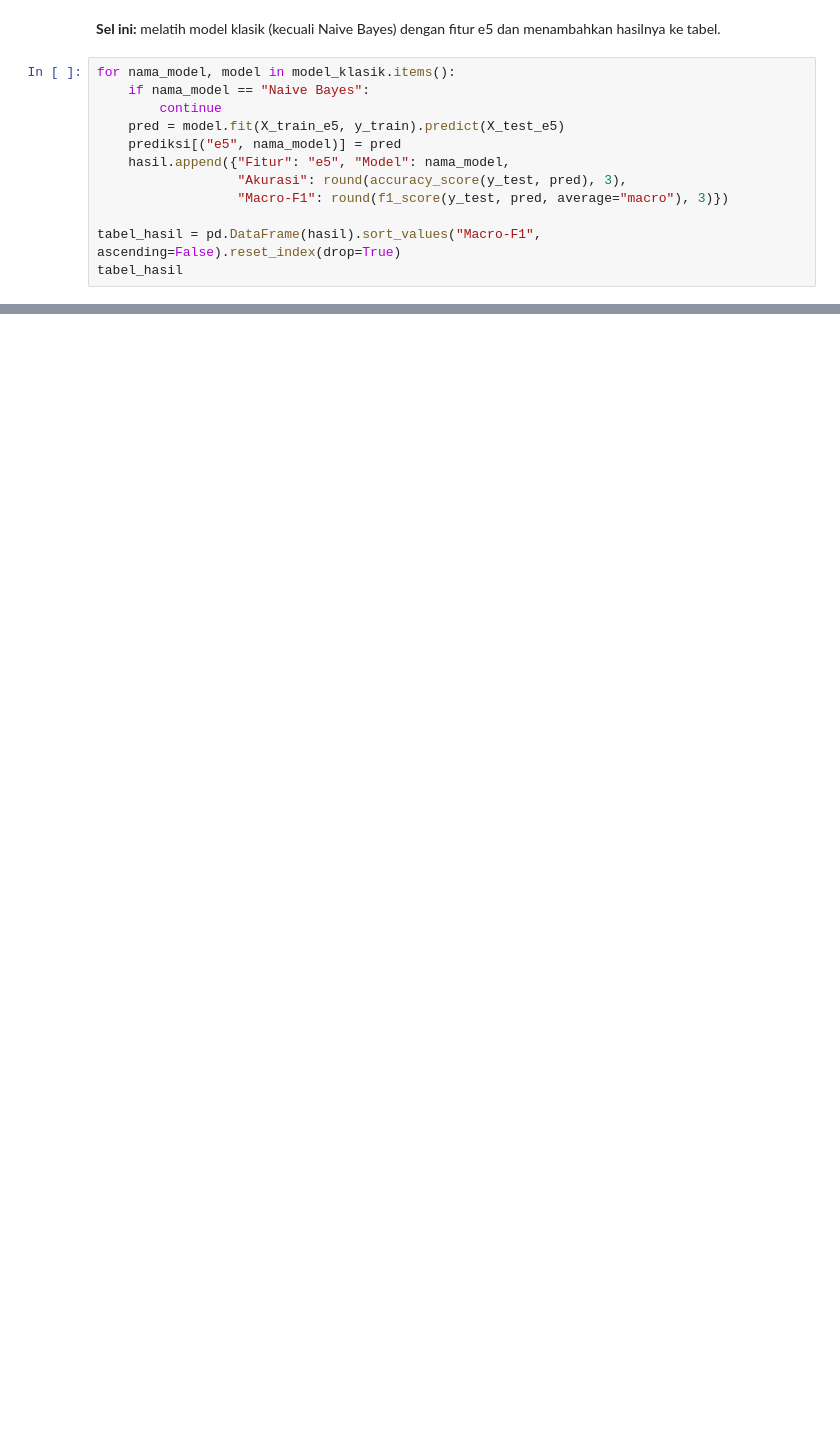
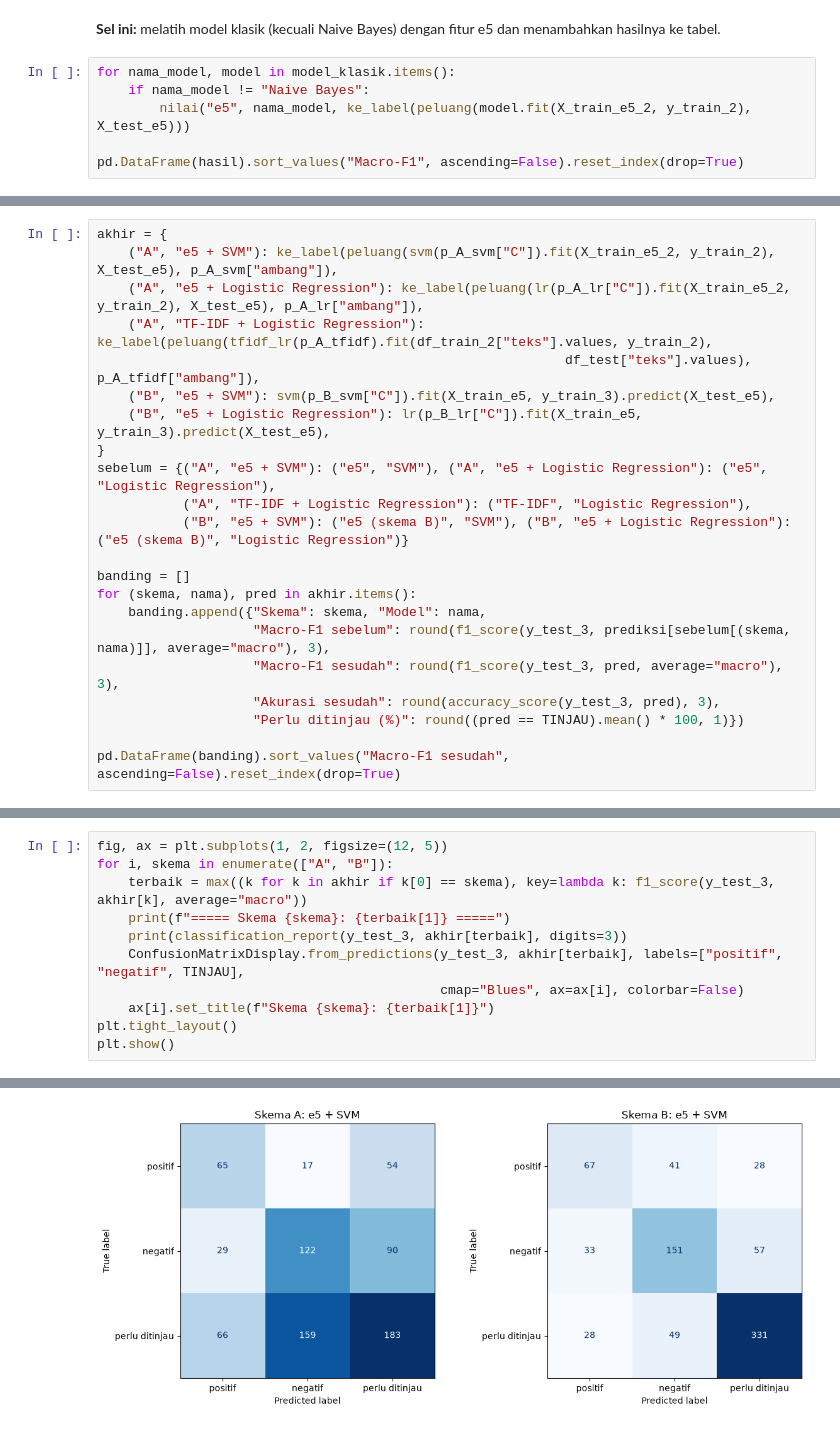
Before and after one commit to RoihansLab/Data-Mining-Project, a Jupyter notebook: youtube_comment_sentiment/Data_Preparation/data_preparation_labeling.ipynb, the cells around one changed output, grey strips where cells are left out. Drawn from its saved outputs; the diff is of its cells as text; blank space fills up the shorter version.

```diff
--- a/youtube_comment_sentiment/Data_Preparation/data_preparation_labeling.ipynb
+++ b/youtube_comment_sentiment/Data_Preparation/data_preparation_labeling.ipynb
@@ -1663,13 +1862,7 @@ print("Ukuran fitur latih:", X_train_e5.shape, "| uji:", X_test_e5.shape)
 **Sel ini:** melatih model klasik (kecuali Naive Bayes) dengan fitur e5 dan menambahkan hasilnya ke tabel.
 # %%
 for nama_model, model in model_klasik.items():
-    if nama_model == "Naive Bayes":
-        continue
-    pred = model.fit(X_train_e5, y_train).predict(X_test_e5)
-    prediksi[("e5", nama_model)] = pred
-    hasil.append({"Fitur": "e5", "Model": nama_model,
-                  "Akurasi": round(accuracy_score(y_test, pred), 3),
-                  "Macro-F1": round(f1_score(y_test, pred, average="macro"), 3)})
+    if nama_model != "Naive Bayes":
+        nilai("e5", nama_model, ke_label(peluang(model.fit(X_train_e5_2, y_train_2), X_test_e5)))
 
-tabel_hasil = pd.DataFrame(hasil).sort_values("Macro-F1", ascending=False).reset_index(drop=True)
-tabel_hasil
+pd.DataFrame(hasil).sort_values("Macro-F1", ascending=False).reset_index(drop=True)
@@ -1733,0 +1992,22 @@ pd.DataFrame(banding)
+# %%
+akhir = {
+    ("A", "e5 + SVM"): ke_label(peluang(svm(p_A_svm["C"]).fit(X_train_e5_2, y_train_2), X_test_e5), p_A_svm["ambang"]),
+    ("A", "e5 + Logistic Regression"): ke_label(peluang(lr(p_A_lr["C"]).fit(X_train_e5_2, y_train_2), X_test_e5), p_A_lr["ambang"]),
+    ("A", "TF-IDF + Logistic Regression"): ke_label(peluang(tfidf_lr(p_A_tfidf).fit(df_train_2["teks"].values, y_train_2),
+                                                            df_test["teks"].values), p_A_tfidf["ambang"]),
+    ("B", "e5 + SVM"): svm(p_B_svm["C"]).fit(X_train_e5, y_train_3).predict(X_test_e5),
+    ("B", "e5 + Logistic Regression"): lr(p_B_lr["C"]).fit(X_train_e5, y_train_3).predict(X_test_e5),
+}
+sebelum = {("A", "e5 + SVM"): ("e5", "SVM"), ("A", "e5 + Logistic Regression"): ("e5", "Logistic Regression"),
+           ("A", "TF-IDF + Logistic Regression"): ("TF-IDF", "Logistic Regression"),
+           ("B", "e5 + SVM"): ("e5 (skema B)", "SVM"), ("B", "e5 + Logistic Regression"): ("e5 (skema B)", "Logistic Regression")}
+
+banding = []
+for (skema, nama), pred in akhir.items():
+    banding.append({"Skema": skema, "Model": nama,
+                    "Macro-F1 sebelum": round(f1_score(y_test_3, prediksi[sebelum[(skema, nama)]], average="macro"), 3),
+                    "Macro-F1 sesudah": round(f1_score(y_test_3, pred, average="macro"), 3),
+                    "Akurasi sesudah": round(accuracy_score(y_test_3, pred), 3),
+                    "Perlu ditinjau (%)": round((pred == TINJAU).mean() * 100, 1)})
+
+pd.DataFrame(banding).sort_values("Macro-F1 sesudah", ascending=False).reset_index(drop=True)
@@ -1733,0 +2023,12 @@ pd.DataFrame(banding)
+# %%
+fig, ax = plt.subplots(1, 2, figsize=(12, 5))
+for i, skema in enumerate(["A", "B"]):
+    terbaik = max((k for k in akhir if k[0] == skema), key=lambda k: f1_score(y_test_3, akhir[k], average="macro"))
+    print(f"===== Skema {skema}: {terbaik[1]} =====")
+    print(classification_report(y_test_3, akhir[terbaik], digits=3))
+    ConfusionMatrixDisplay.from_predictions(y_test_3, akhir[terbaik], labels=["positif", "negatif", TINJAU],
+                                            cmap="Blues", ax=ax[i], colorbar=False)
+    ax[i].set_title(f"Skema {skema}: {terbaik[1]}")
+plt.tight_layout()
+plt.show()
+# %% [output]
@@ -1733,0 +2052 @@ pd.DataFrame(banding)
+[figure, added]
```
Also changed, not shown: parts of 70 cells of this notebook, 5 other files.
